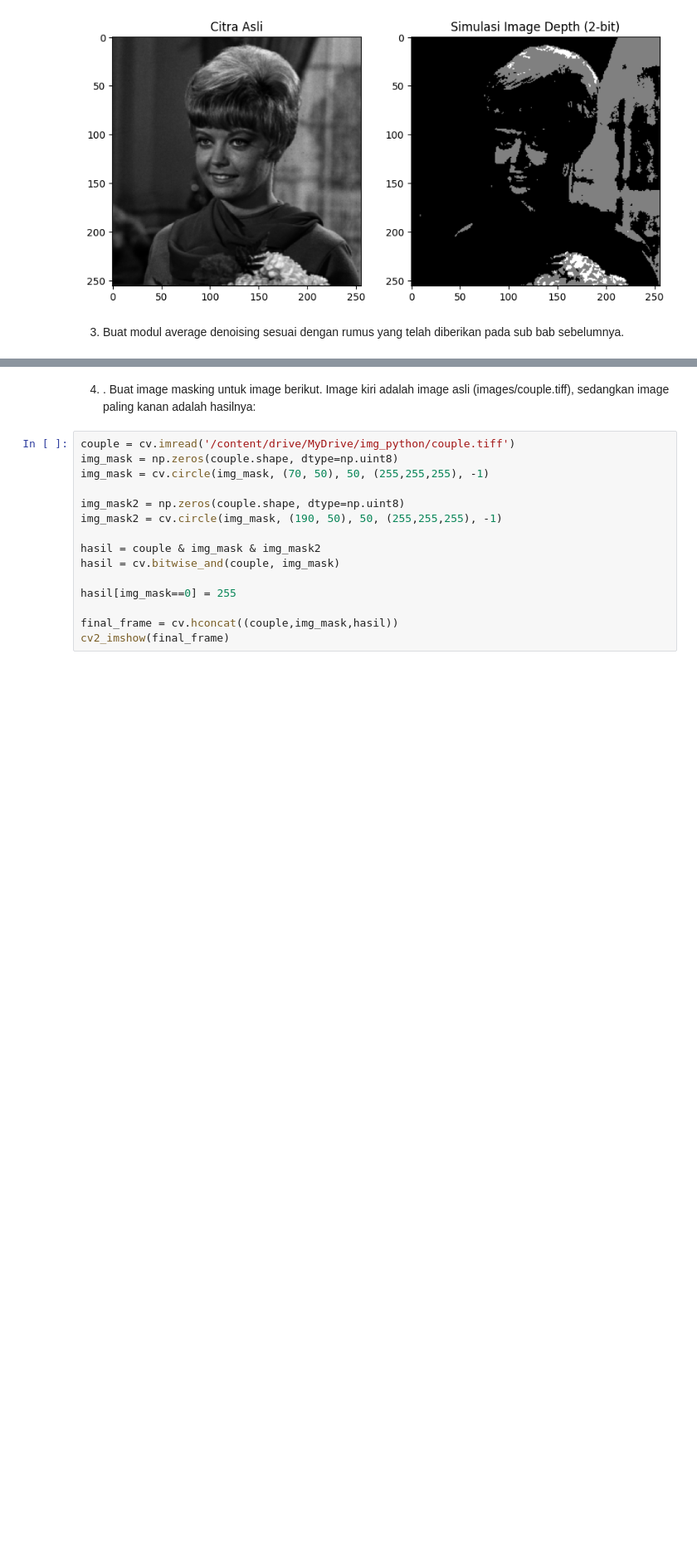
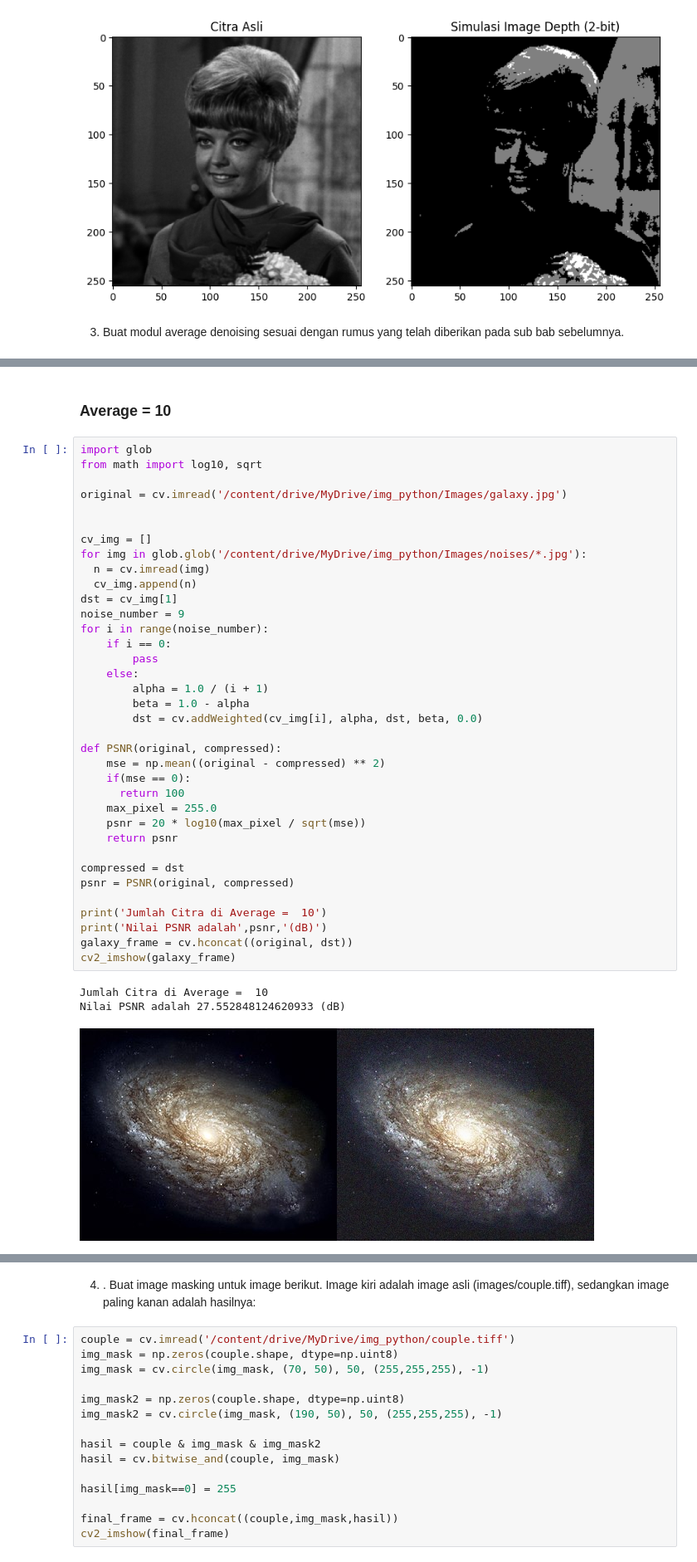
Before and after one commit to RizqiRHuda/PVCK_Semester5, a Jupyter notebook: week5.ipynb, the cells around one changed output, grey strips where cells are left out. Shown at 83% size. Saved outputs shown, nothing was run; the diff lists cells and outputs as text; blank space fills up the shorter version.

```diff
--- a/week5.ipynb
+++ b/week5.ipynb
@@ -146,0 +149,42 @@ IndexError: ignored
+# %% [markdown]
+### **Average = 10**
+# %%
+import glob
+from math import log10, sqrt
+
+original = cv.imread('/content/drive/MyDrive/img_python/Images/galaxy.jpg')
+
+
+cv_img = []
+for img in glob.glob('/content/drive/MyDrive/img_python/Images/noises/*.jpg'):
+  n = cv.imread(img)
+  cv_img.append(n)
+dst = cv_img[1]
+noise_number = 9
+for i in range(noise_number):
+    if i == 0:
+        pass
+    else:
+        alpha = 1.0 / (i + 1)
+        beta = 1.0 - alpha
+        dst = cv.addWeighted(cv_img[i], alpha, dst, beta, 0.0)
+
+def PSNR(original, compressed):
+    mse = np.mean((original - compressed) ** 2)
+    if(mse == 0):
+      return 100
+    max_pixel = 255.0
+    psnr = 20 * log10(max_pixel / sqrt(mse))
+    return psnr
+
+compressed = dst
+psnr = PSNR(original, compressed)
+
+print('Jumlah Citra di Average =  10')
+print('Nilai PSNR adalah',psnr,'(dB)')
+galaxy_frame = cv.hconcat((original, dst))
+cv2_imshow(galaxy_frame)
+# %% [output]
+Jumlah Citra di Average =  10
+Nilai PSNR adalah 27.552848124620933 (dB)
+[figure, added]
```
Also changed, not shown: parts of 11 cells of this notebook.
